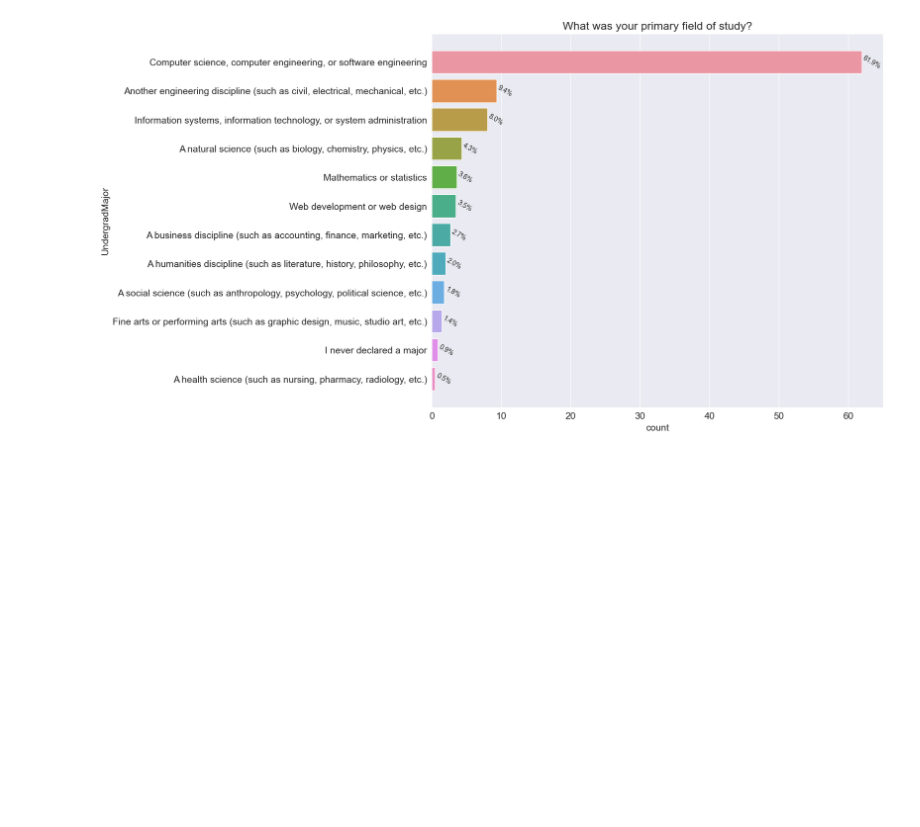
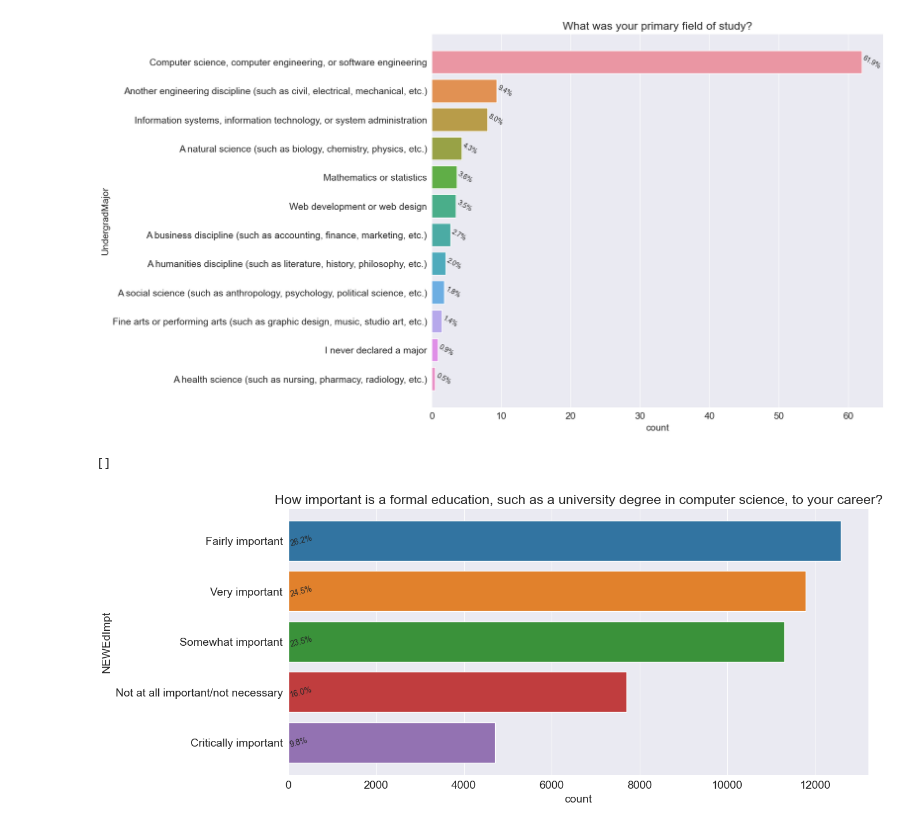
Before and after one commit to felipeyounan/stack-overflow-developer-survey-2020, a Jupyter notebook: main.ipynb, the cells around one changed output. Cells and saved outputs as stored; diff of their text form; code cells hidden in the pictures; blank space fills up the shorter version.

Commit message:
funções para plot de graf,  separando col. juntas

```diff
--- a/main.ipynb
+++ b/main.ipynb
@@ -261,3 +261,20 @@ plt.plot()
 # %% [output]
 []
 [figure]
+# %%
+newe_count =  data.NEWEdImpt.value_counts()
+newe_pct = (data.NEWEdImpt.value_counts()) * 100 / data.NEWEdImpt.count()
+
+plt.figure(figsize=(13,6))
+plt.title(schema_df.NEWEdImpt)
+plt.ylabel(None)
+plt.xlabel('percentage')
+ab = sns.barplot(x=newe_count, y=newe_count.index);
+
+for index, value in enumerate(newe_pct):
+    ab.text(value, index, f'{value:.1f}%', va='center', fontsize=10, rotation=15)
+
+plt.plot()
+# %% [output]
+[]
+[figure, added]
```
Also changed, not shown: parts of 10 cells of this notebook.
